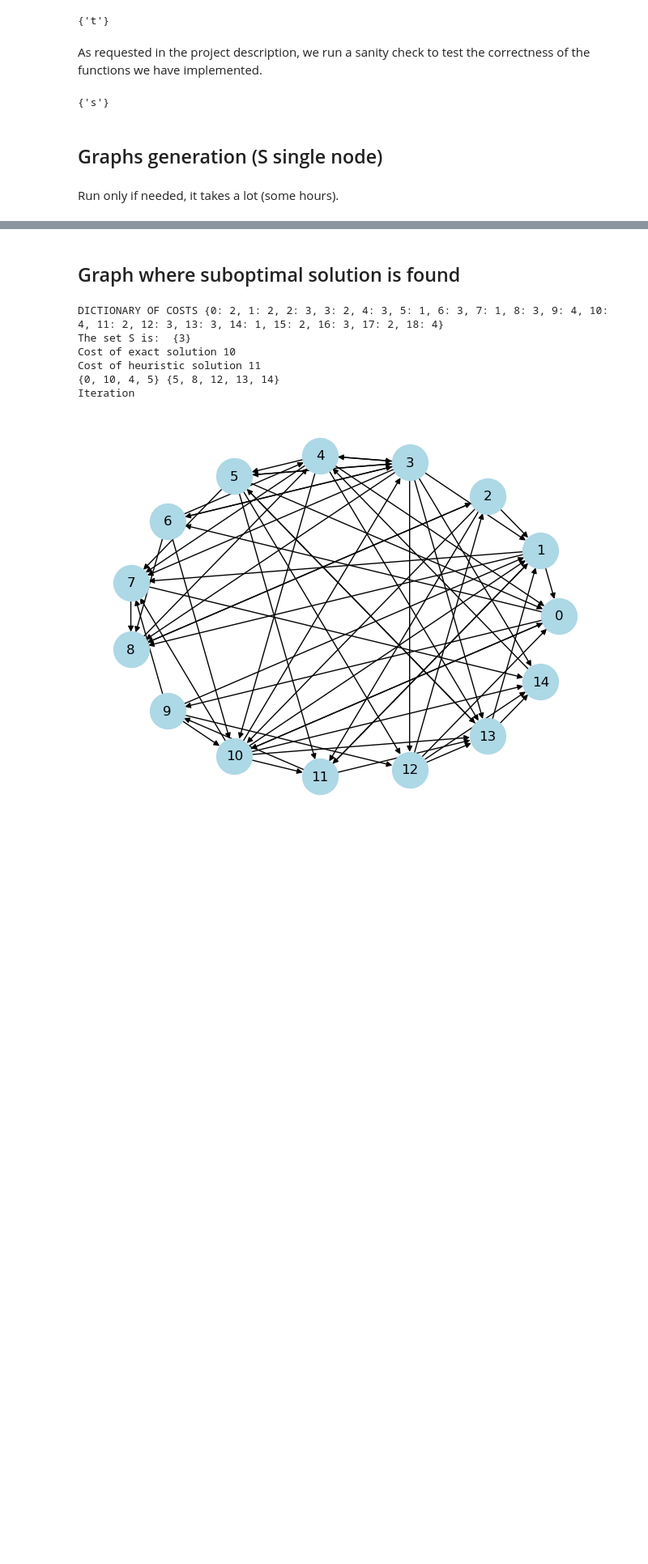
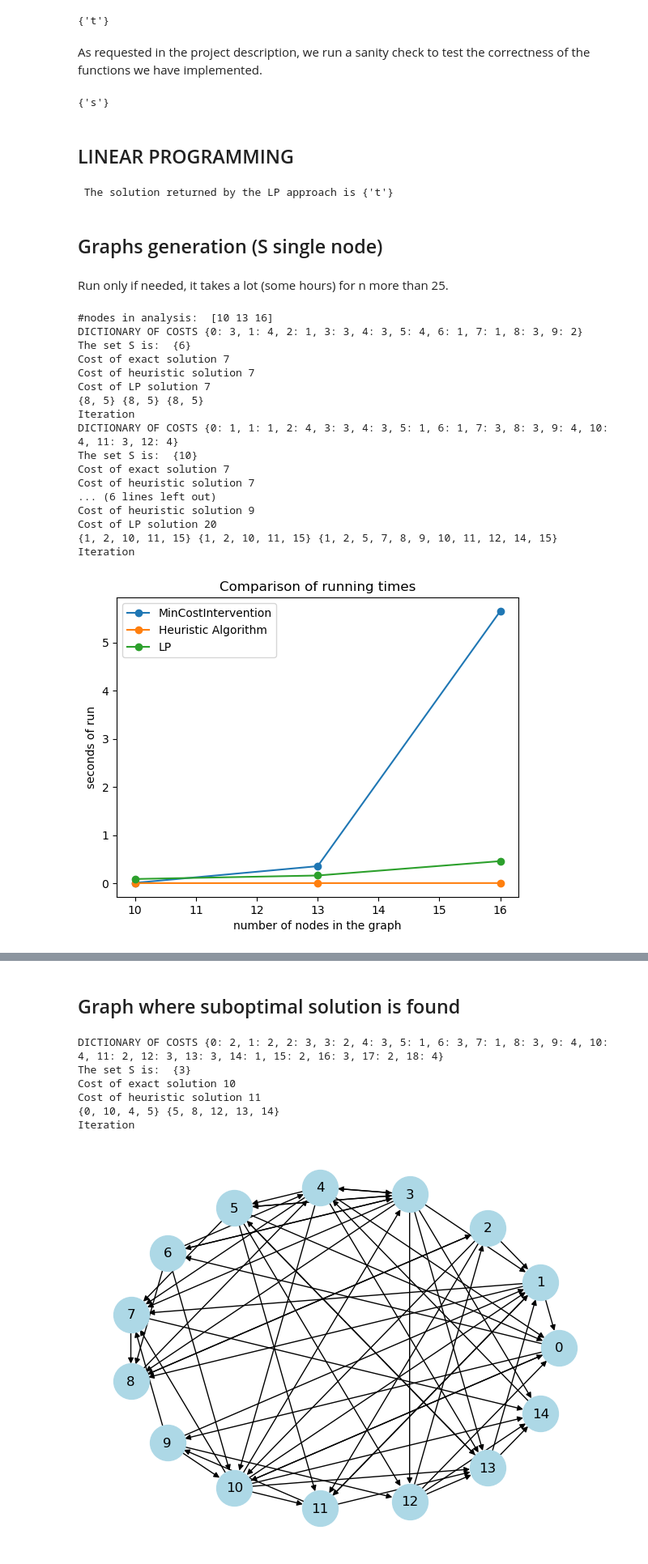
Before and after one commit to FedericoDiGennaro/Causal-Inference-Project, a Jupyter notebook: Task2.ipynb, the cells around one changed output, grey strips where cells are left out. Shown at 81% size. Cells and saved outputs as stored; diff of their text form; code cells hidden in the pictures; blank space fills up the shorter version.

```diff
--- a/Task2.ipynb
+++ b/Task2.ipynb
@@ -88,20 +88,27 @@ for node in A:
 HHull(G_d_test,G_b, {'s'})
 # %% [output]
 {'s'}
+# %% [markdown]
+## LINEAR PROGRAMMING
+# %%
+result = LP_MinCostIntervention({'s'}, G_d, G_b, costs)
+print(" The solution returned by the LP approach is {}".format(result))
+# %% [output]
+ The solution returned by the LP approach is {'t'}
 # %% [markdown]
 ## Graphs generation (S single node)
 # %% [markdown]
-Run only if needed, it takes a lot (some hours).
+Run only if needed, it takes a lot (some hours) for n more than 25.
 # %%
 np.random.seed(42)
 
-n_s = np.arange(10,25,3)
+n_s = np.arange(10,18,3)
 
 print('#nodes in analysis: ', n_s)
 
-min_cost_time, heuristic_time = [], []
+min_cost_time, heuristic_time, lp_time = [], [], []
 
-cost_exact_sol, cost_heuristic_sol = [], []
+cost_exact_sol, cost_heuristic_sol, cost_lp_sol = [], [], []
 
 p_directed, p_bidirected = 0.35, 0.25
 
@@ -137,34 +144,65 @@ for n in n_s:
     start = time.time()
     min_cost_sol = GeneralMinCostIntervention( S, G_n_directed, G_n_bidirected, costs)
     end = time.time()
     min_cost_time.append(end - start)
     cost_e = 0
     for elem in min_cost_sol:
         cost_e += costs[elem]
     print('Cost of exact solution', cost_e)
     cost_exact_sol.append(cost_e)
 
     # We save running time of both algos (heuristic algorithm)
     start = time.time()
     min_cost_sol_heuristic = heuristic_algorithm(G_n_directed, G_n_bidirected, S, costs)
     end = time.time()
     heuristic_time.append(end - start)
     cost_h = 0
     for elem in min_cost_sol_heuristic:
         cost_h += costs[elem]
     print('Cost of heuristic solution', cost_h)
     cost_heuristic_sol.append(cost_h)
 
-    print(min_cost_sol, min_cost_sol_heuristic)
+    # We save running time of algos (LP)
+    start = time.time()
+    min_cost_sol_lp = LP_MinCostIntervention(S, G_n_directed, G_n_bidirected, costs)
+    end = time.time()
+    lp_time.append(end - start)
+    cost_lp = 0
+    for elem in min_cost_sol_lp:
+        cost_lp += costs[elem]
+    print('Cost of LP solution', cost_lp)
+    cost_lp_sol.append(cost_h)
+
+    print(min_cost_sol, min_cost_sol_heuristic, min_cost_sol_lp)
     print('Iteration')
 
 plt.plot(n_s, min_cost_time, '-o', label = 'MinCostIntervention')
 plt.plot(n_s, heuristic_time, '-o', label='Heuristic Algorithm')
+plt.plot(n_s, lp_time, '-o', label='LP')
 plt.title('Comparison of running times')
 plt.xlabel('number of nodes in the graph')
 plt.ylabel('seconds of run')
 plt.legend()
 plt.show()
+# %% [output]
+#nodes in analysis:  [10 13 16]
+DICTIONARY OF COSTS {0: 3, 1: 4, 2: 1, 3: 3, 4: 3, 5: 4, 6: 1, 7: 1, 8: 3, 9: 2}
+The set S is:  {6}
+Cost of exact solution 7
+Cost of heuristic solution 7
+Cost of LP solution 7
+{8, 5} {8, 5} {8, 5}
+Iteration
+DICTIONARY OF COSTS {0: 1, 1: 1, 2: 4, 3: 3, 4: 3, 5: 1, 6: 1, 7: 3, 8: 3, 9: 4, 10: 4, 11: 3, 12: 4}
+The set S is:  {10}
+Cost of exact solution 7
+Cost of heuristic solution 7
+... (6 lines left out)
+Cost of heuristic solution 9
+Cost of LP solution 20
+{1, 2, 10, 11, 15} {1, 2, 10, 11, 15} {1, 2, 5, 7, 8, 9, 10, 11, 12, 14, 15}
+Iteration
+[figure, added]
 # %%
 cost_diff = [(heuristic_cost - exact_cost)/exact_cost for heuristic_cost, exact_cost in zip(cost_heuristic_sol, cost_exact_sol)]
 plt.plot(n_s, cost_diff, '-o', label = 'Heuristic - Exact')
```
Also changed, not shown: parts of 3 cells of this notebook, 1 other file.
